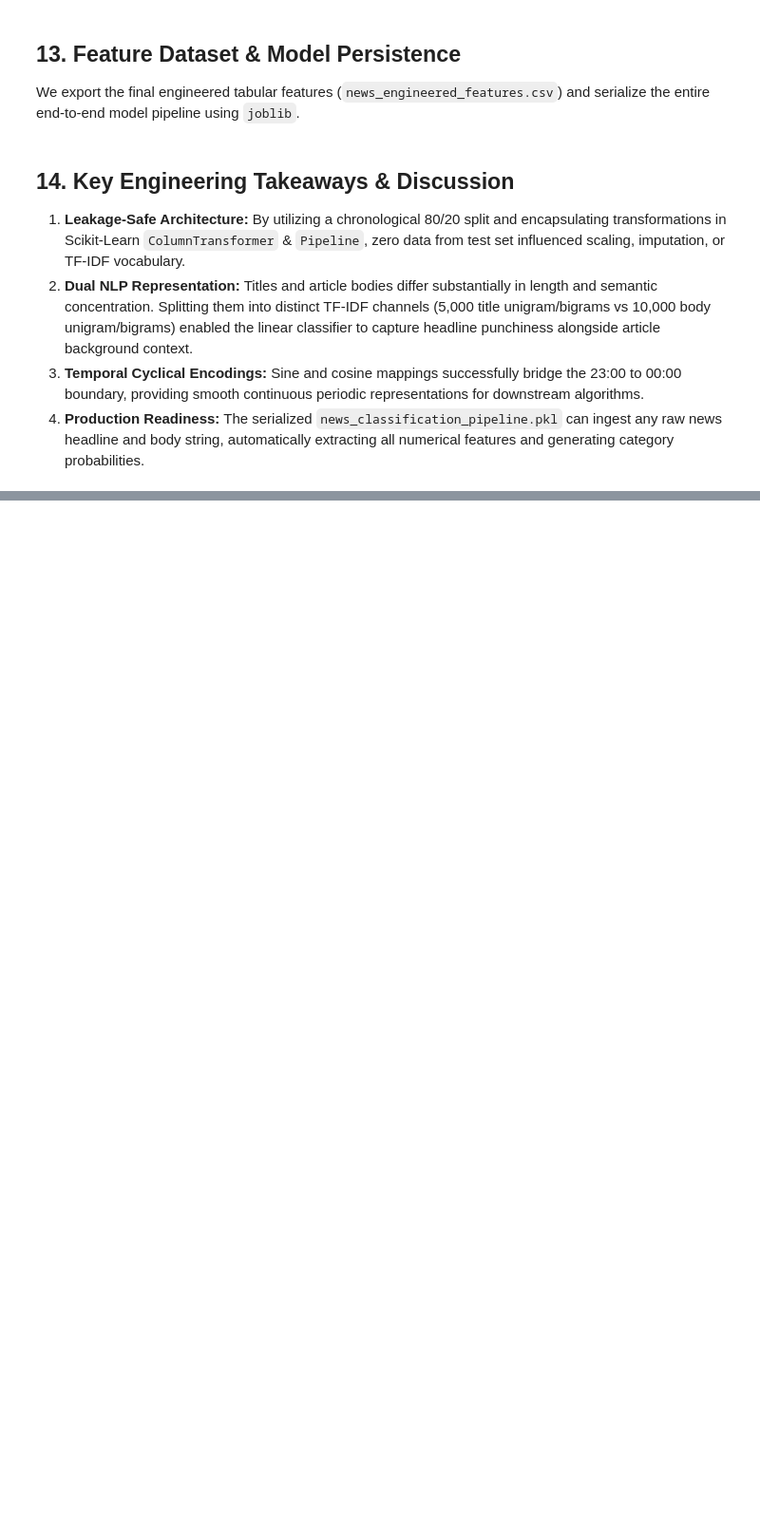
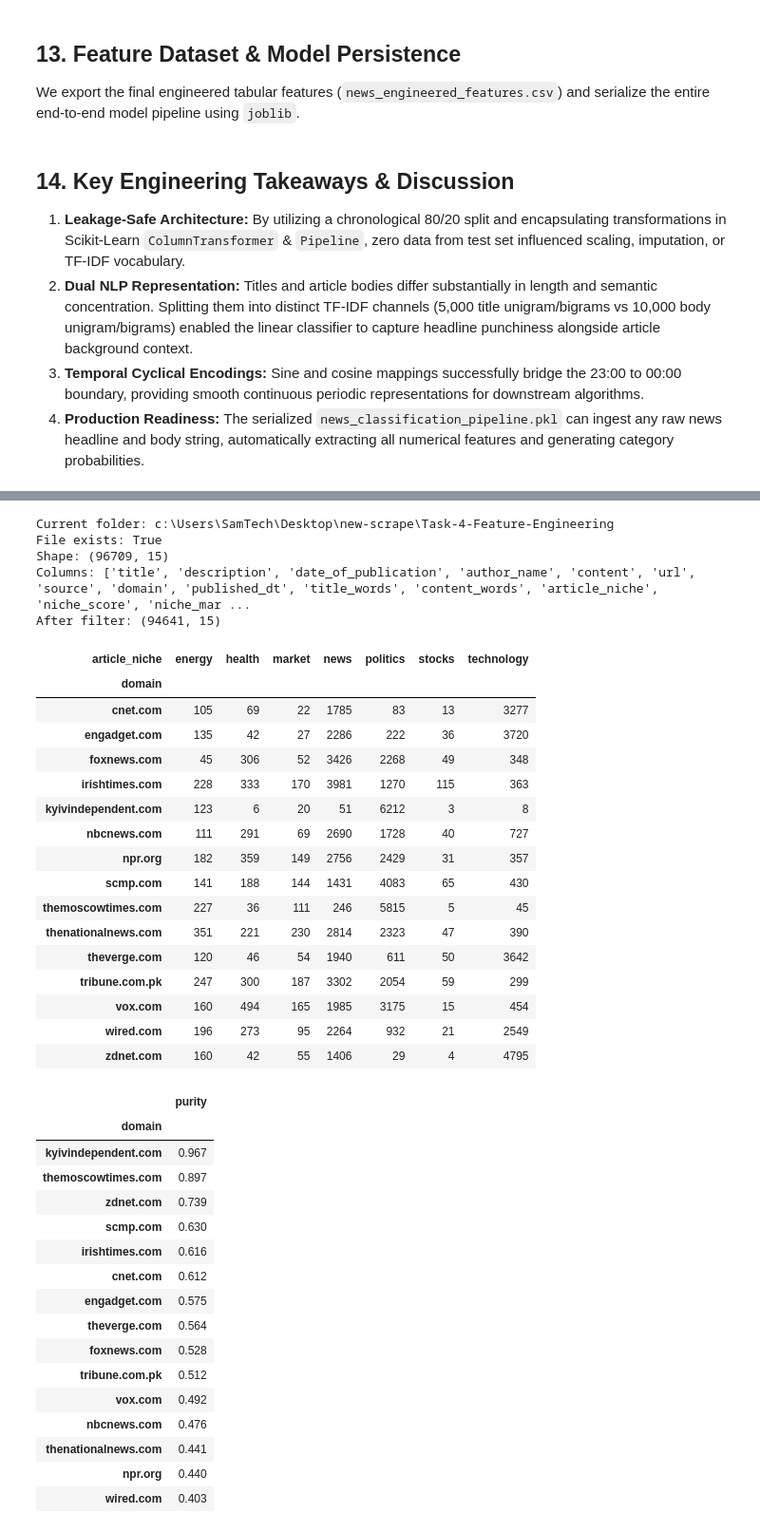
Before and after one commit to shoaibmhr/Pre2-Shoaib-Nawaz, a Jupyter notebook: Task-4-Feature-Engineering/feature_engineering.ipynb, the cells around one changed output, grey strips where cells are left out. Shown at 95% size. Drawn from its saved outputs; the diff is of its cells as text; code cells hidden in the pictures; blank space fills up the shorter version.

Commit message:
Task 4: feature engineering

```diff
--- a/Task-4-Feature-Engineering/feature_engineering.ipynb
+++ b/Task-4-Feature-Engineering/feature_engineering.ipynb
@@ -622,0 +666,76 @@ for i, pred in enumerate(sample_preds):
+# %%
+import os
+import pandas as pd
+
+print("Current folder:", os.getcwd())
+
+PATH = r"C:\Users\SamTech\Desktop\new-scrape\Task-3-EDA-Visualization\eda_output\articles_with_niche.csv"
+print("File exists:", os.path.exists(PATH))
+
+raw = pd.read_csv(PATH)
+print("Shape:", raw.shape)
+print("Columns:", raw.columns.tolist())
+
+# Non-news filter (jaise tumne notebook mein kiya tha)
+if "is_non_news" in raw.columns:
+    raw = raw[~raw["is_non_news"].fillna(False)].reset_index(drop=True)
+print("After filter:", raw.shape)
+
+# 1. Domain vs category
+ct = pd.crosstab(raw["domain"], raw["article_niche"])
+display(ct)
+
+# 2. Purity
+purity = (ct.max(axis=1) / ct.sum(axis=1)).round(3)
+display(purity.to_frame("purity").sort_values("purity", ascending=False))
+
+# 3. Domain-only accuracy
+print("Domain-only accuracy:", round(ct.max(axis=1).sum() / ct.values.sum(), 4))
+
+# 4. Date checks
+print(raw["date_of_publication"].head(5).tolist())
+print("Value lengths:", raw["date_of_publication"].astype(str).str.len().value_counts().head())
+dt = pd.to_datetime(raw["date_of_publication"], errors="coerce", utc=True, format="mixed")
+print("Missing dates:", dt.isna().sum())
+print("Unique hours:", dt.dt.hour.unique()[:10])
+print(dt.dt.year.value_counts().sort_index())
+# %% [output]
+Current folder: c:\Users\SamTech\Desktop\new-scrape\Task-4-Feature-Engineering
+File exists: True
+Shape: (96709, 15)
+Columns: ['title', 'description', 'date_of_publication', 'author_name', 'content', 'url', 'source', 'domain', 'published_dt', 'title_words', 'content_words', 'article_niche', 'niche_score', 'niche_mar ...
+After filter: (94641, 15)
+| article_niche | energy | health | market | news | politics | stocks | technology |
+| domain |  |  |  |  |  |  |  |
+| cnet.com | 105 | 69 | 22 | 1785 | 83 | 13 | 3277 |
+| engadget.com | 135 | 42 | 27 | 2286 | 222 | 36 | 3720 |
+| foxnews.com | 45 | 306 | 52 | 3426 | 2268 | 49 | 348 |
+| irishtimes.com | 228 | 333 | 170 | 3981 | 1270 | 115 | 363 |
+| kyivindependent.com | 123 | 6 | 20 | 51 | 6212 | 3 | 8 |
+| nbcnews.com | 111 | 291 | 69 | 2690 | 1728 | 40 | 727 |
+| npr.org | 182 | 359 | 149 | 2756 | 2429 | 31 | 357 |
+| scmp.com | 141 | 188 | 144 | 1431 | 4083 | 65 | 430 |
+| themoscowtimes.com | 227 | 36 | 111 | 246 | 5815 | 5 | 45 |
+| thenationalnews.com | 351 | 221 | 230 | 2814 | 2323 | 47 | 390 |
+| theverge.com | 120 | 46 | 54 | 1940 | 611 | 50 | 3642 |
+| tribune.com.pk | 247 | 300 | 187 | 3302 | 2054 | 59 | 299 |
+| vox.com | 160 | 494 | 165 | 1985 | 3175 | 15 | 454 |
+| wired.com | 196 | 273 | 95 | 2264 | 932 | 21 | 2549 |
+| zdnet.com | 160 | 42 | 55 | 1406 | 29 | 4 | 4795 |
+|  | purity |
+| domain |  |
+| kyivindependent.com | 0.967 |
+| themoscowtimes.com | 0.897 |
+| zdnet.com | 0.739 |
+| scmp.com | 0.630 |
+| irishtimes.com | 0.616 |
+| cnet.com | 0.612 |
+| engadget.com | 0.575 |
+| theverge.com | 0.564 |
+| foxnews.com | 0.528 |
+| tribune.com.pk | 0.512 |
+| vox.com | 0.492 |
+| nbcnews.com | 0.476 |
+| thenationalnews.com | 0.441 |
+| npr.org | 0.440 |
+| wired.com | 0.403 |
```
Also changed, not shown: parts of 46 cells of this notebook, 20 other files.
